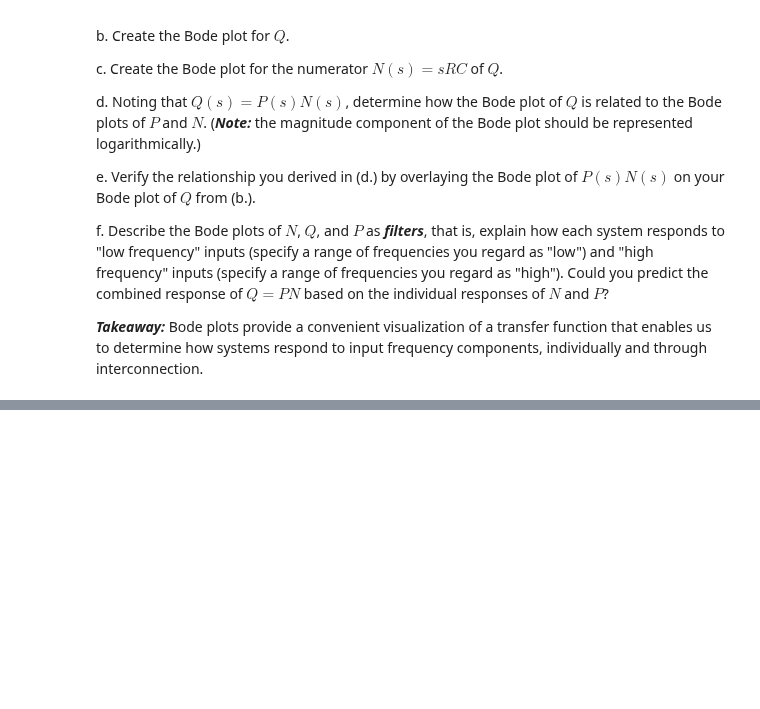
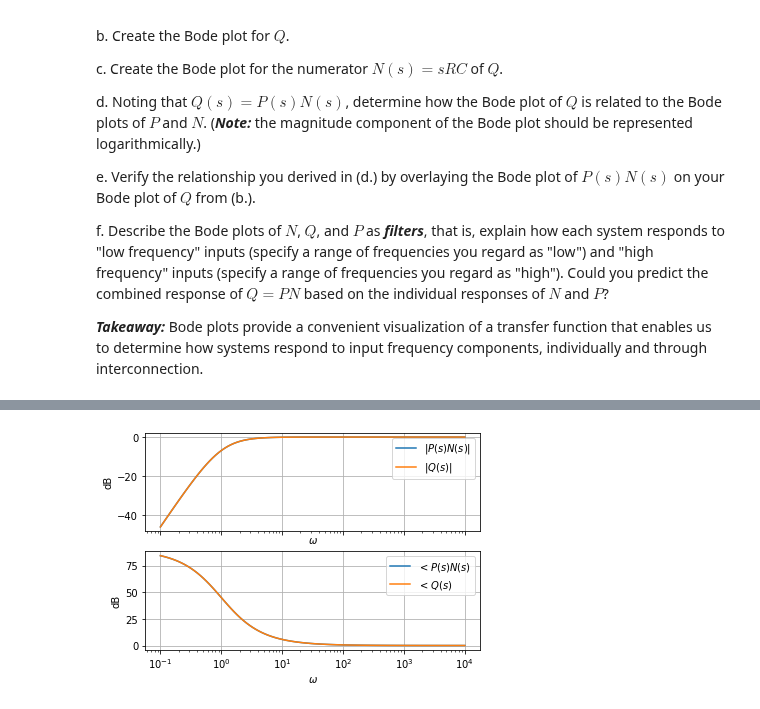
Before and after one commit to JGSuw/ee447_hw_solutions_public, a Jupyter notebook: 447_hw7_solution.ipynb, the cells around one changed output, grey strips where cells are left out. Saved outputs shown, nothing was run; the diff lists cells and outputs as text; code cells hidden in the pictures; blank space fills up the shorter version.

```diff
--- a/447_hw7_solution.ipynb
+++ b/447_hw7_solution.ipynb
@@ -439,0 +524,41 @@ f. Describe the Bode plots of $N$, $Q$, and $P$ as ***filters***, that is, expla
+# %%
+# part c solution
+import numpy as np
+%matplotlib inline
+from matplotlib import pyplot as plt
+
+P = lambda s: (1.+0j)/(1.+0j+s)
+N = lambda s: (s)
+Q = lambda s: (s)/(1.+0j+s)
+omega = np.logspace(-1,4,100) # goes from 1e-1 to 1e4
+s = 1j*omega
+
+y1 = P(s)*N(s)
+mag1 = 20*np.log(np.abs(y1))
+phase1 = np.angle(y1)*180./np.pi
+
+y2 = Q(s)
+mag2 = 20*np.log(np.abs(y2))
+phase2 = np.angle(y2)*180./np.pi
+
+fig,ax = plt.subplots(2,1,sharex=True)
+
+# plot magnitude
+ax[0].semilogx(omega, mag1)
+ax[0].semilogx(omega, mag2)
+ax[0].set_ylabel(r'dB')
+ax[0].set_xlabel(r'$\omega$')
+ax[0].legend([r'$|P(s)N(s)|$', r'$|Q(s)|$'])
+ax[0].grid()
+
+# plot phase
+ax[1].semilogx(omega, phase1)
+ax[1].semilogx(omega, phase2)
+ax[1].set_ylabel(r'dB')
+ax[1].set_xlabel(r'$\omega$')
+ax[1].legend([r'$<P(s)N(s)$', r'$<Q(s)$'])
+ax[1].grid()
+
+# matches bode plot for q
+# %% [output]
+[figure, added]
```
Also changed, not shown: parts of 3 cells of this notebook.
